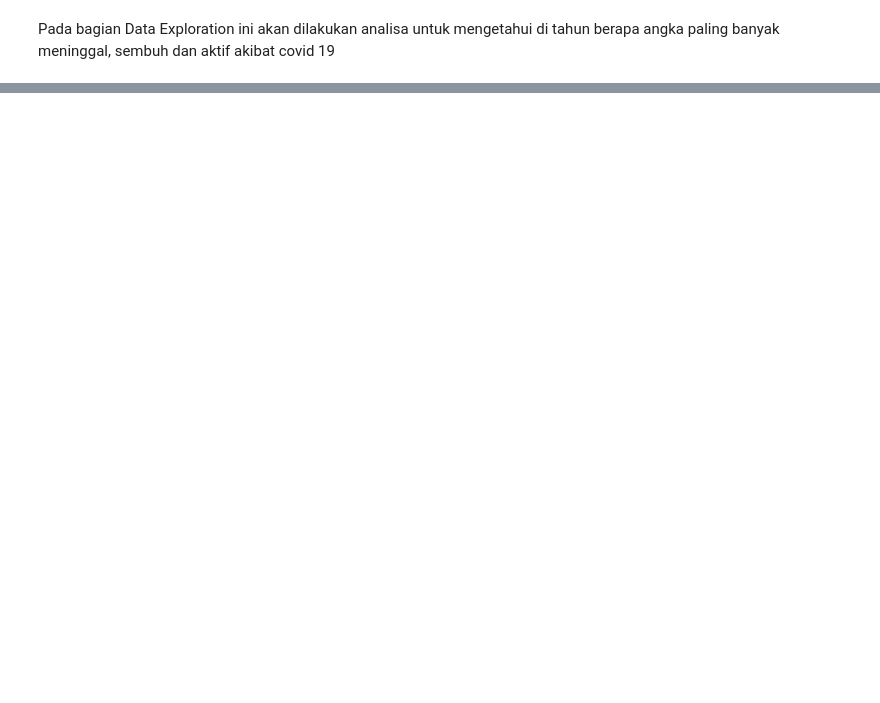
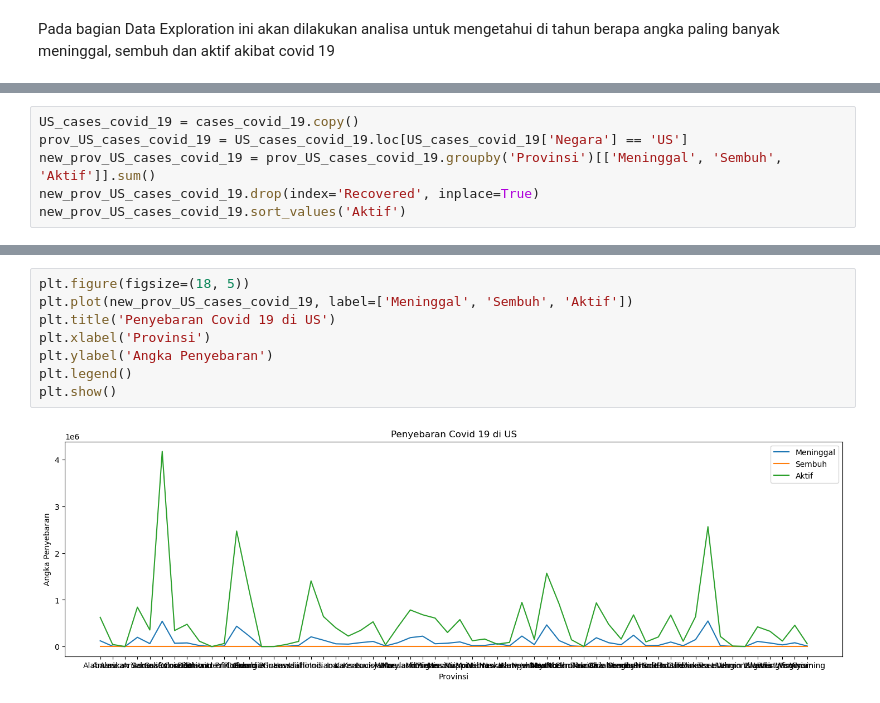
Before and after one commit to ditasila/test, a Jupyter notebook: Test_GD_1.ipynb, the cells around one changed output, grey strips where cells are left out. Saved outputs shown, nothing was run; the diff lists cells and outputs as text; blank space fills up the shorter version.

```diff
--- a/Test_GD_1.ipynb
+++ b/Test_GD_1.ipynb
@@ -253,0 +276,6 @@ TypeError: 'DataFrame' object is not callable
+# %%
+US_cases_covid_19 = cases_covid_19.copy()
+prov_US_cases_covid_19 = US_cases_covid_19.loc[US_cases_covid_19['Negara'] == 'US']
+new_prov_US_cases_covid_19 = prov_US_cases_covid_19.groupby('Provinsi')[['Meninggal', 'Sembuh', 'Aktif']].sum()
+new_prov_US_cases_covid_19.drop(index='Recovered', inplace=True)
+new_prov_US_cases_covid_19.sort_values('Aktif')
@@ -253,0 +301,10 @@ TypeError: 'DataFrame' object is not callable
+# %%
+plt.figure(figsize=(18, 5))
+plt.plot(new_prov_US_cases_covid_19, label=['Meninggal', 'Sembuh', 'Aktif'])
+plt.title('Penyebaran Covid 19 di US')
+plt.xlabel('Provinsi')
+plt.ylabel('Angka Penyebaran')
+plt.legend()
+plt.show()
+# %% [output]
+[figure, added]
```
Also changed, not shown: parts of 37 cells of this notebook.
